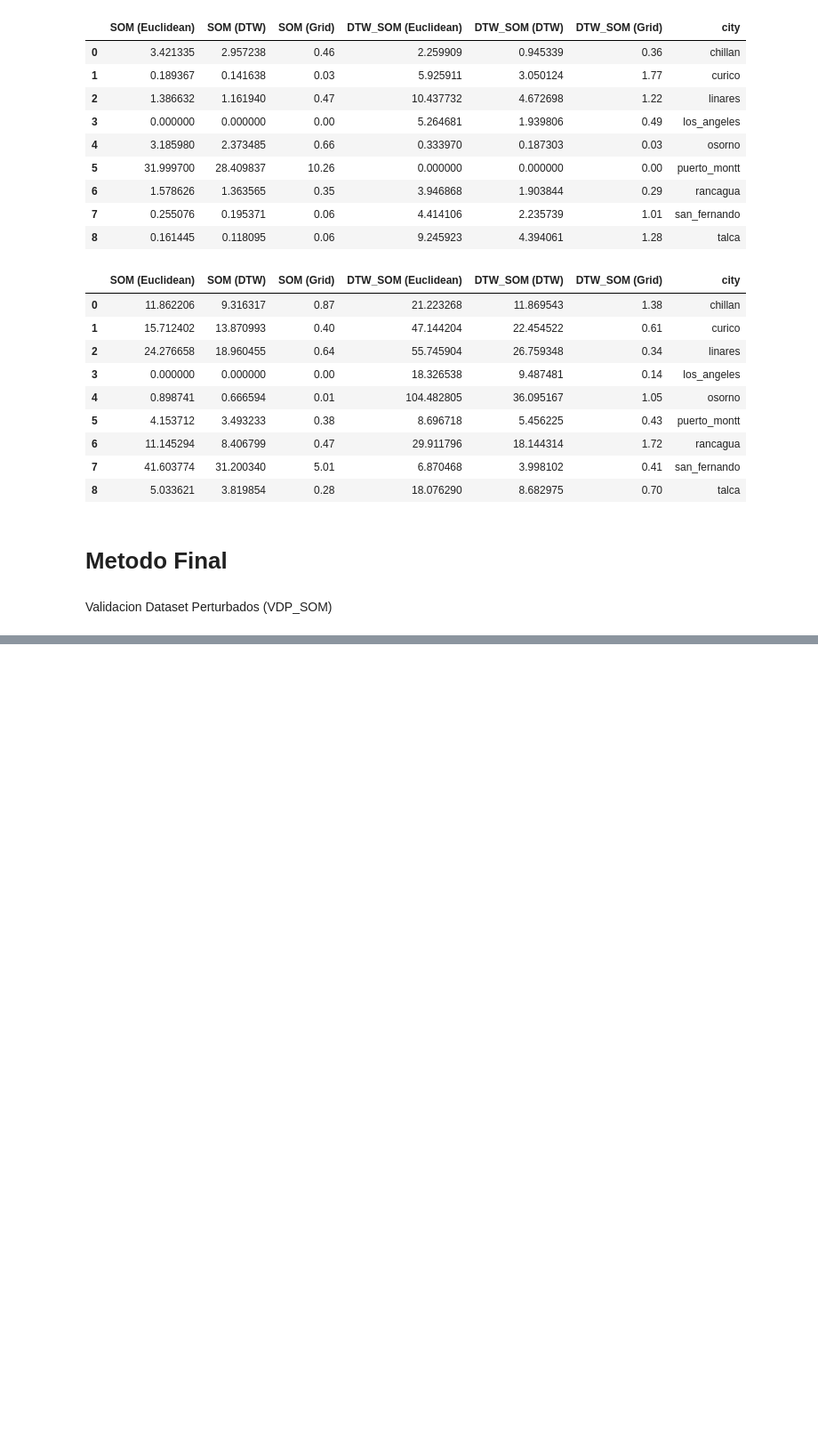
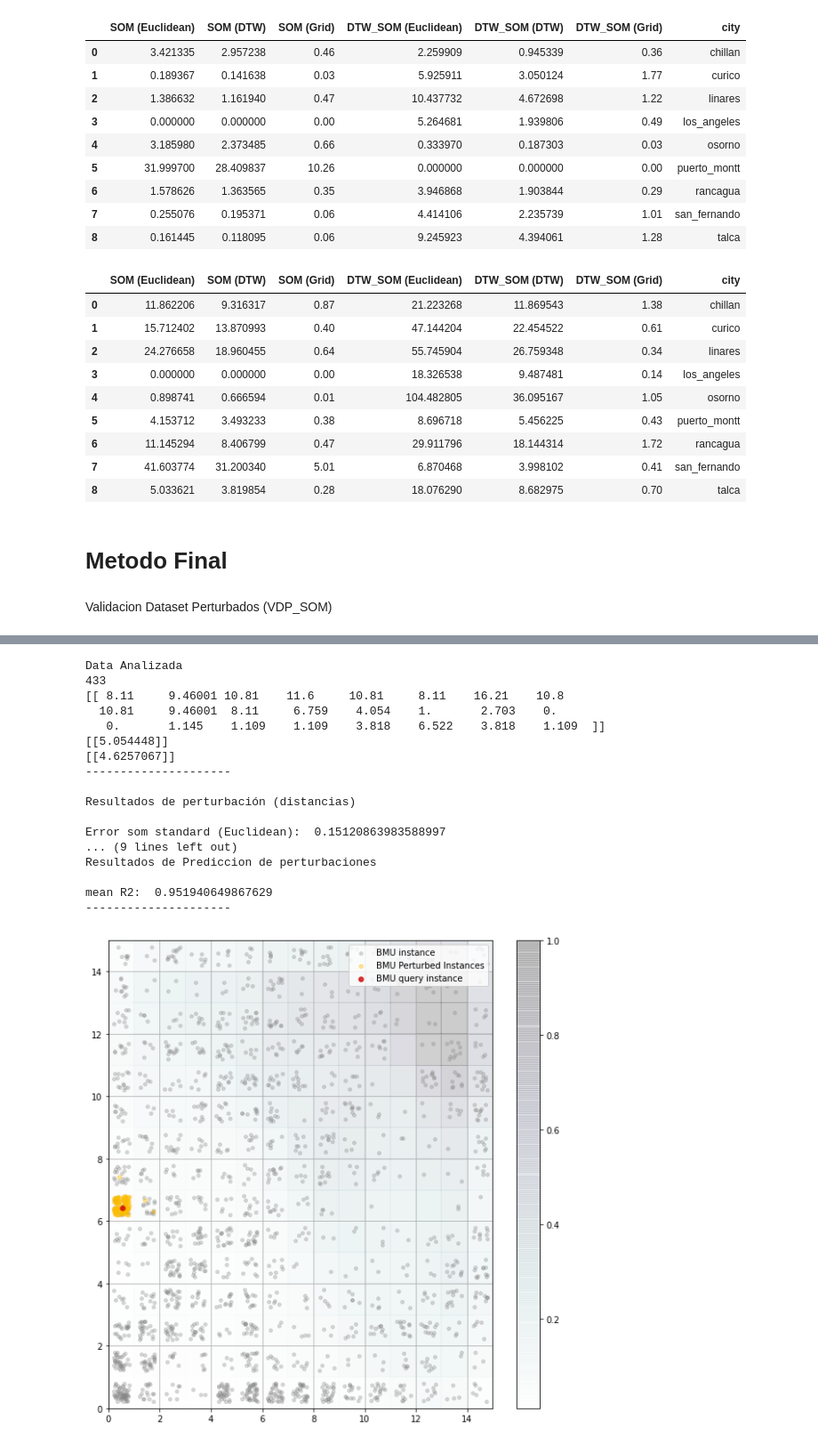
Before and after one commit to castudil/som-lstm, a Jupyter notebook: DTW-SOM/DTW_SOM.ipynb, the cells around one changed output, grey strips where cells are left out. Shown at 89% size. Saved outputs shown, nothing was run; the diff lists cells and outputs as text; code cells hidden in the pictures; blank space fills up the shorter version.

```diff
--- a/DTW-SOM/DTW_SOM.ipynb
+++ b/DTW-SOM/DTW_SOM.ipynb
@@ -1428,0 +1553,21 @@ def VDP_SOM(data, model_som, model_predictor=None, sc=None , dtw=True, idx_inst=
+# %%
+VDP_SOM(data_talca, som_standard, model_Deep_LSTM, scaler, sigma=1)
+# %% [output]
+Data Analizada
+433
+[[ 8.11     9.46001 10.81    11.6     10.81     8.11    16.21    10.8
+  10.81     9.46001  8.11     6.759    4.054    1.       2.703    0.
+   0.       1.145    1.109    1.109    3.818    6.522    3.818    1.109  ]]
+[[5.054448]]
+[[4.6257067]]
+---------------------
+
+Resultados de perturbación (distancias)
+
+Error som standard (Euclidean):  0.15120863983588997
+... (9 lines left out)
+Resultados de Prediccion de perturbaciones
+
+mean R2:  0.951940649867629
+---------------------
+[figure, added]
```
Also changed, not shown: parts of 37 cells of this notebook.
